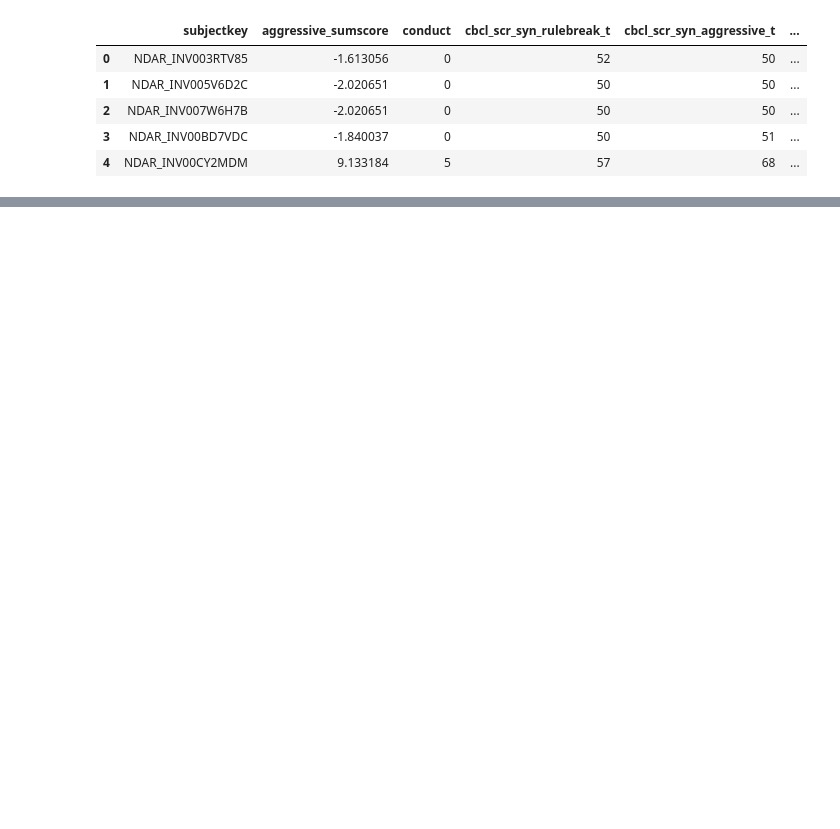
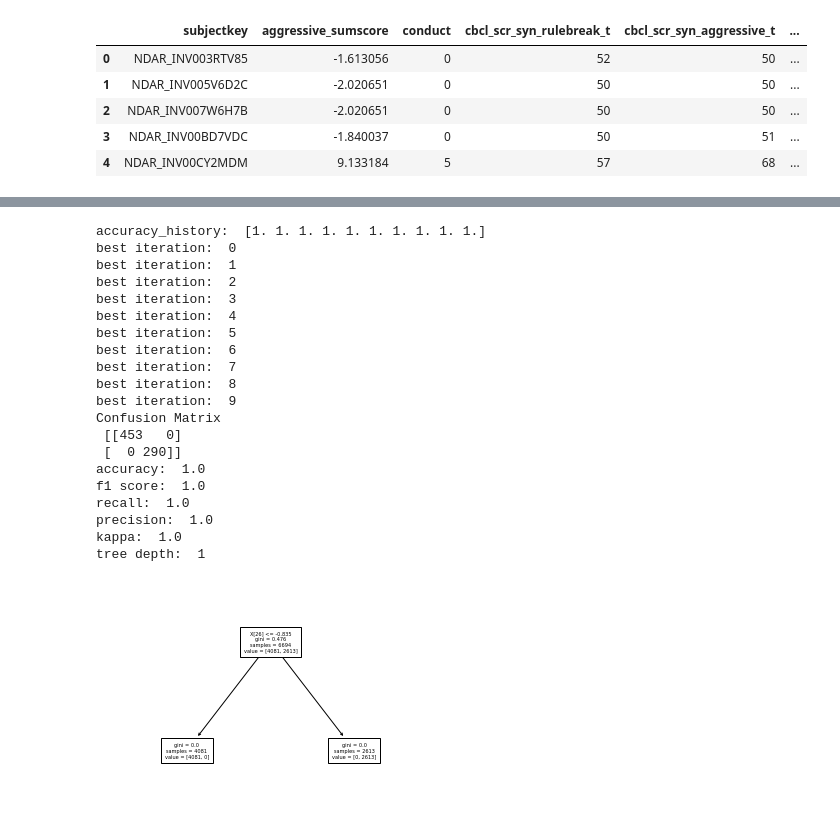
Before and after one commit to MARX1108/SocialBehav, a Jupyter notebook: Data Exploration.ipynb, the cells around one changed output, grey strips where cells are left out. Saved outputs shown, nothing was run; the diff lists cells and outputs as text; code cells hidden in the pictures; blank space fills up the shorter version.

```diff
--- a/Data Exploration.ipynb
+++ b/Data Exploration.ipynb
@@ -43,0 +115,63 @@ ag.head()
+# %%
+agg_data = data
+X = np.array(agg_data[agg_data.columns[2:]])
+y = np.array(agg_data['aggressive_sumscore'])
+folds = StratifiedKFold(n_splits=10)
+clf_history = []
+train_test_history = []
+for train_index, test_index in folds.split(X, y):
+    X_train, X_test, y_train, y_test = X[train_index], X[test_index], y[train_index], y[test_index]
+    clf = tree.DecisionTreeClassifier()
+    clf.fit(X_train, y_train)
+    clf_history.append(clf)
+    train_test_history.append((X_train, X_test, y_train, y_test))
+
+scores = cross_val_score(tree.DecisionTreeClassifier(), X, y, cv=10)
+print('accuracy_history: ', scores)
+min_error = max(scores)
+best_clf = clf_history[0]
+validation_set = train_test_history[0]    # X_train, X_test, y_train, y_test
+for i in range(len(scores)):
+    if scores[i] == min_error:
+        print('best iteration: ', i)
+        best_clf = clf_history[i]
+        validation_set = train_test_history[i]
+
+y_pred = best_clf.predict(validation_set[1])
+
+# evaluation
+print('Confusion Matrix\n', confusion_matrix(validation_set[3], y_pred))
+print('accuracy: ', accuracy_score(validation_set[3], y_pred))
+print('f1 score: ', f1_score(validation_set[3], y_pred))
+print('recall: ', recall_score(validation_set[3], y_pred))
+print('precision: ', precision_score(validation_set[3], y_pred))
+print('kappa: ', cohen_kappa_score(validation_set[3], y_pred))
+
+print('tree depth: ', best_clf.tree_.max_depth)
+
+# graph
+tree.plot_tree(best_clf, max_depth=3, fontsize=5)
+plt.show()
+text_representation = tree.export_text(best_clf)
+# %% [output]
+accuracy_history:  [1. 1. 1. 1. 1. 1. 1. 1. 1. 1.]
+best iteration:  0
+best iteration:  1
+best iteration:  2
+best iteration:  3
+best iteration:  4
+best iteration:  5
+best iteration:  6
+best iteration:  7
+best iteration:  8
+best iteration:  9
+Confusion Matrix
+ [[453   0]
+ [  0 290]]
+accuracy:  1.0
+f1 score:  1.0
+recall:  1.0
+precision:  1.0
+kappa:  1.0
+tree depth:  1
+[figure, added]
```
Also changed, not shown: parts of 14 cells of this notebook, 1 other file.
